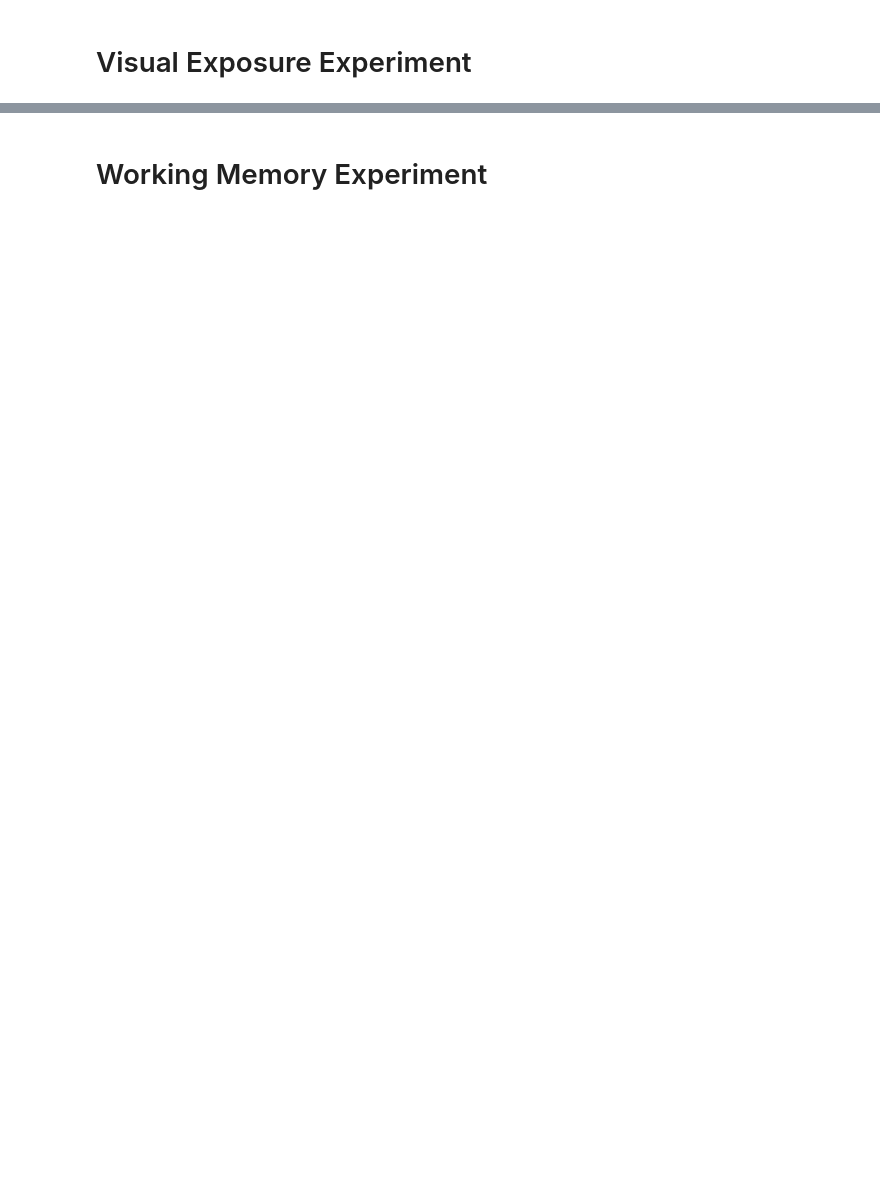
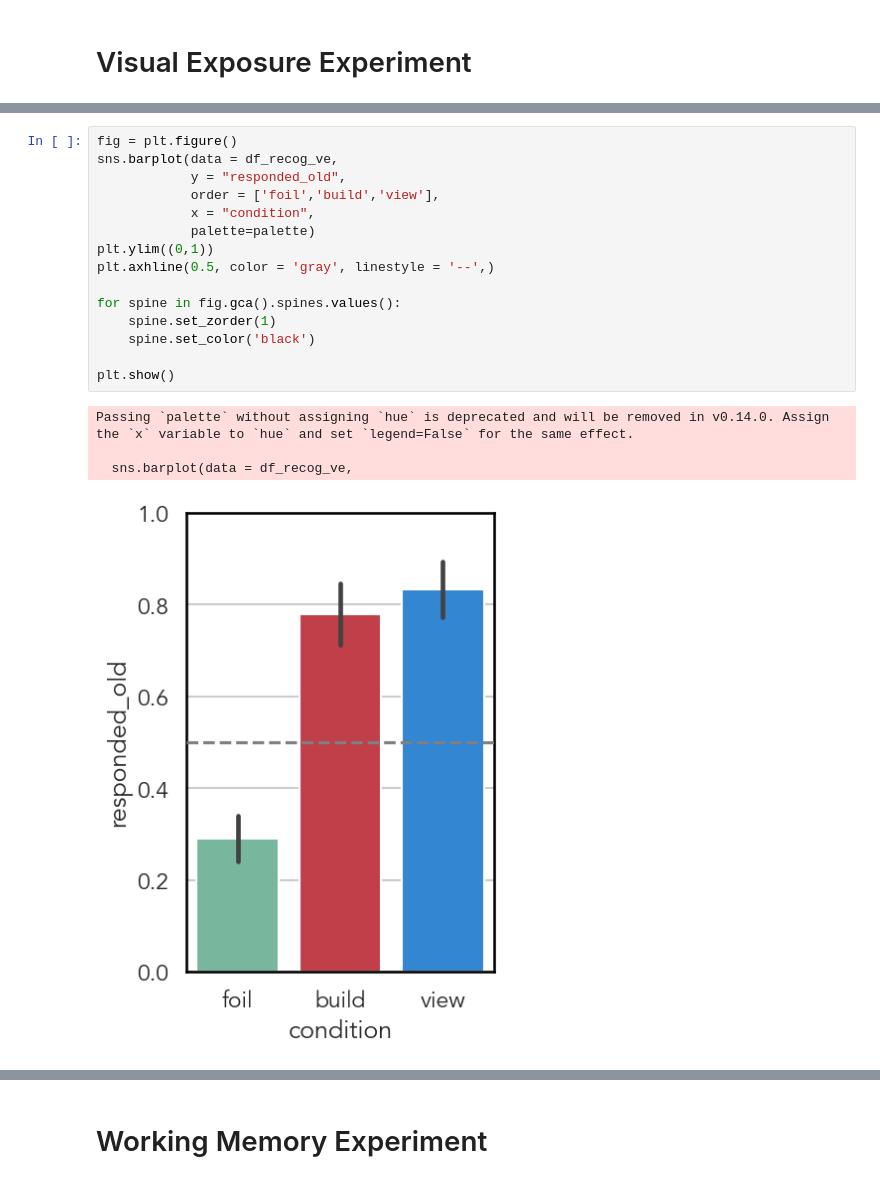
Before and after one commit to cogtoolslab/zipping, a Jupyter notebook: analysis/build_components/build_components_cogsci_analysis.ipynb, the cells around one changed output, grey strips where cells are left out. Saved outputs shown, nothing was run; the diff lists cells and outputs as text; blank space fills up the shorter version.

```diff
--- a/analysis/build_components/build_components_cogsci_analysis.ipynb
+++ b/analysis/build_components/build_components_cogsci_analysis.ipynb
@@ -134,0 +395,20 @@ dfs['wm_re']['recalls'] = pd.read_csv(experiment_results_dir +
+# %%
+fig = plt.figure()
+sns.barplot(data = df_recog_ve,
+            y = "responded_old",
+            order = ['foil','build','view'],
+            x = "condition",
+            palette=palette)
+plt.ylim((0,1))
+plt.axhline(0.5, color = 'gray', linestyle = '--',)
+
+for spine in fig.gca().spines.values():
+    spine.set_zorder(1)
+    spine.set_color('black')
+
+plt.show()
+# %% [output]
+Passing `palette` without assigning `hue` is deprecated and will be removed in v0.14.0. Assign the `x` variable to `hue` and set `legend=False` for the same effect.
+
+  sns.barplot(data = df_recog_ve,
+[figure, added]
```
Also changed, not shown: parts of 58 cells of this notebook, 3 other files.
